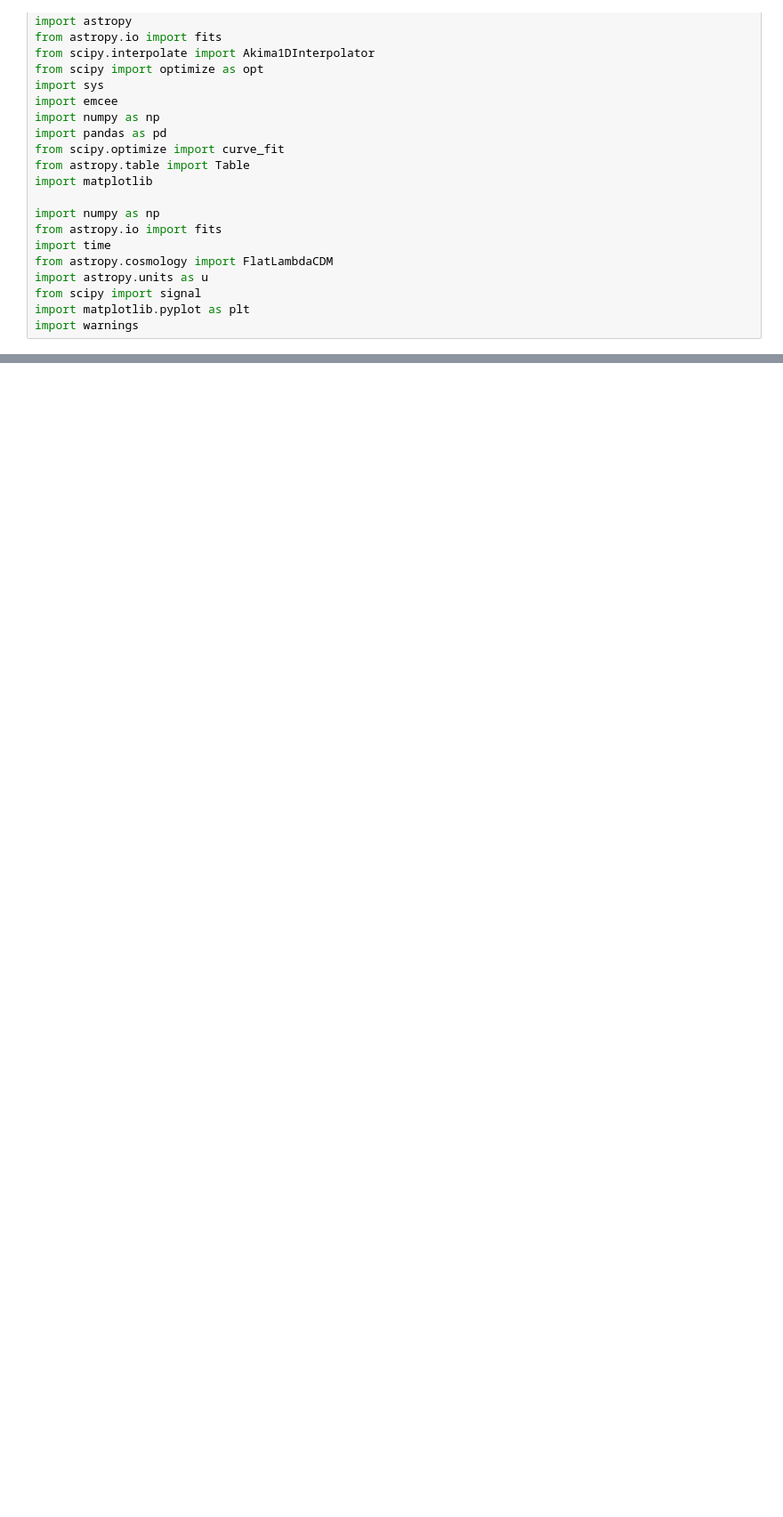
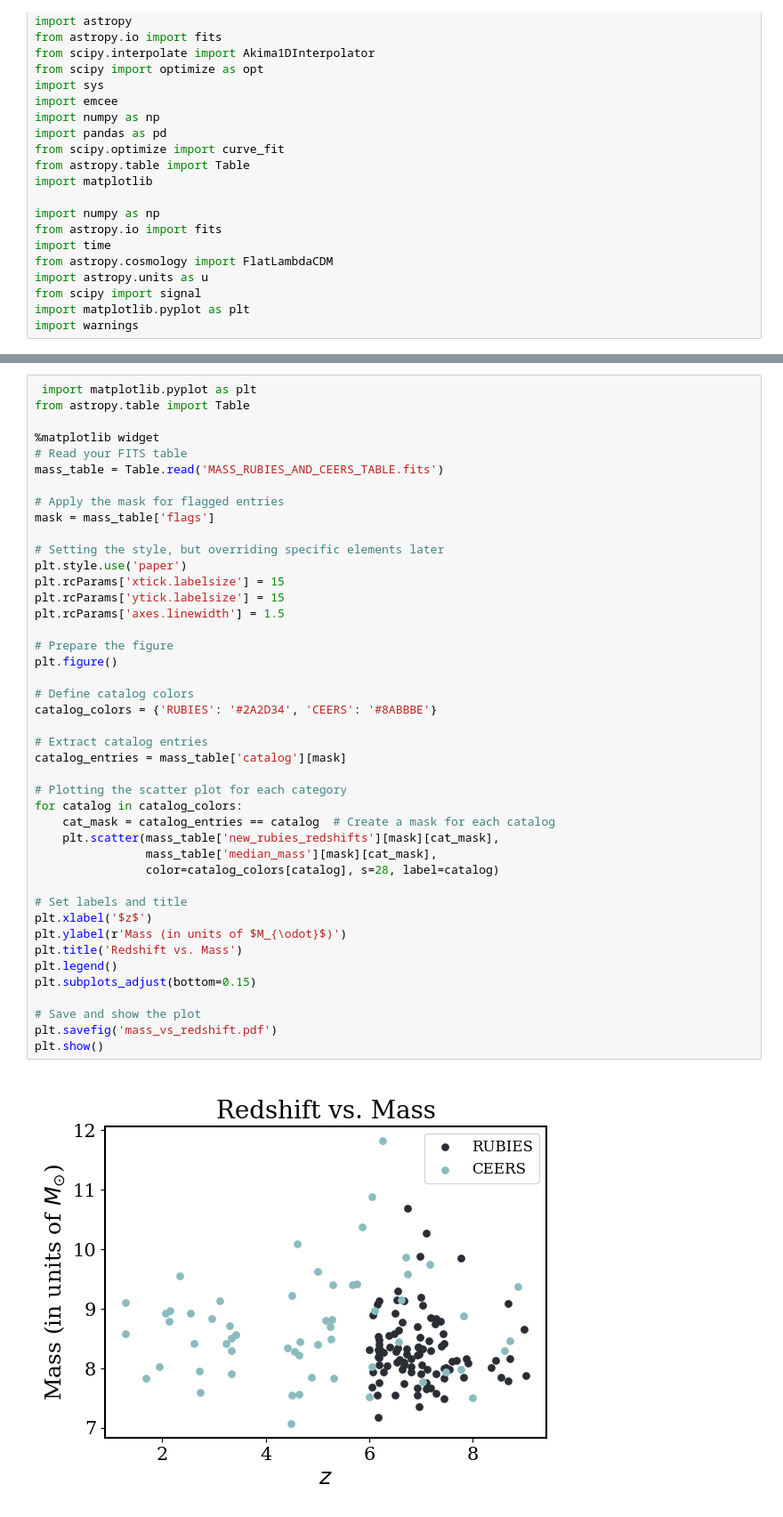
Before and after one commit to lipikachatur/VIP, a Jupyter notebook: (5) mass of CEERS and RUBIES.ipynb, the cells around one changed output, grey strips where cells are left out. Shown at 89% size. Drawn from its saved outputs; the diff is of its cells as text; blank space fills up the shorter version.

```diff
--- a/(5) mass of CEERS and RUBIES.ipynb
+++ b/(5) mass of CEERS and RUBIES.ipynb
@@ -221,0 +279,45 @@ plt.show()
+# %%
+ import matplotlib.pyplot as plt
+from astropy.table import Table
+
+%matplotlib widget
+# Read your FITS table
+mass_table = Table.read('MASS_RUBIES_AND_CEERS_TABLE.fits')
+
+# Apply the mask for flagged entries
+mask = mass_table['flags']
+
+# Setting the style, but overriding specific elements later
+plt.style.use('paper')
+plt.rcParams['xtick.labelsize'] = 15
+plt.rcParams['ytick.labelsize'] = 15
+plt.rcParams['axes.linewidth'] = 1.5
+
+# Prepare the figure
+plt.figure()
+
+# Define catalog colors
+catalog_colors = {'RUBIES': '#2A2D34', 'CEERS': '#8ABBBE'}
+
+# Extract catalog entries
+catalog_entries = mass_table['catalog'][mask]
+
+# Plotting the scatter plot for each category
+for catalog in catalog_colors:
+    cat_mask = catalog_entries == catalog  # Create a mask for each catalog
+    plt.scatter(mass_table['new_rubies_redshifts'][mask][cat_mask],
+                mass_table['median_mass'][mask][cat_mask],
+                color=catalog_colors[catalog], s=28, label=catalog)
+
+# Set labels and title
+plt.xlabel('$z$')
+plt.ylabel(r'Mass (in units of $M_{\odot}$)')
+plt.title('Redshift vs. Mass')
+plt.legend()
+plt.subplots_adjust(bottom=0.15)
+
+# Save and show the plot
+plt.savefig('mass_vs_redshift.pdf')
+plt.show()
+# %% [output]
+[figure, added]
```
Also changed, not shown: parts of 17 cells of this notebook, 6 other files.
